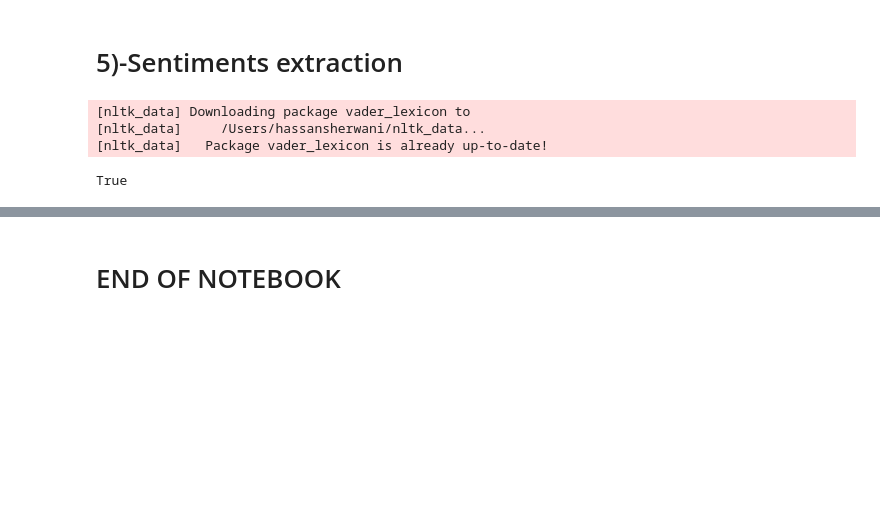
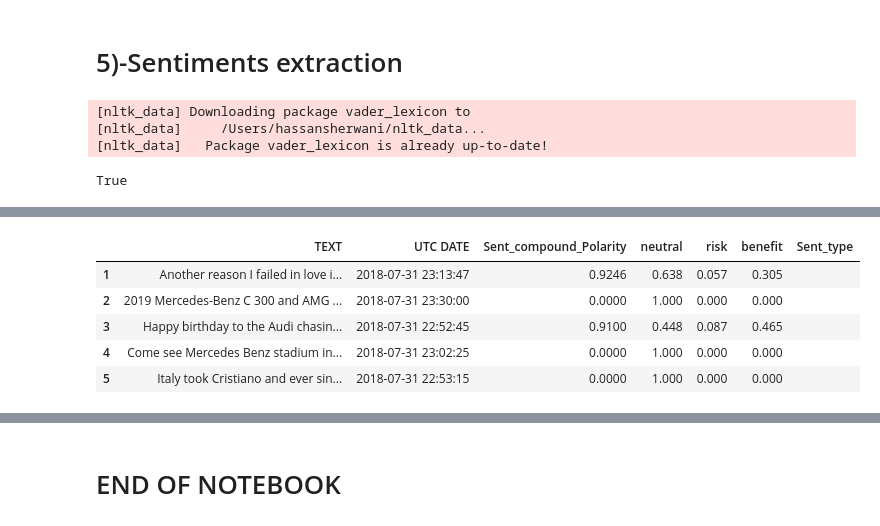
Before and after one commit to HassanSherwani/Natural-Language-Processing-II-, a Jupyter notebook: 16.Sentiment_Analyses(2)/0.Data Labelling.ipynb, the cells around one changed output, grey strips where cells are left out. Saved outputs shown, nothing was run; the diff lists cells and outputs as text; code cells hidden in the pictures; blank space fills up the shorter version.

```diff
--- a/16.Sentiment_Analyses(2)/0.Data Labelling.ipynb
+++ b/16.Sentiment_Analyses(2)/0.Data Labelling.ipynb
@@ -213,0 +237,9 @@ Name: sentiment, dtype: int64
+# %%
+df_label.head()
+# %% [output]
+|  | TEXT | UTC DATE | Sent_compound_Polarity | neutral | risk | benefit | Sent_type |
+| 1 | Another reason I failed in love i... | 2018-07-31 23:13:47 | 0.9246 | 0.638 | 0.057 | 0.305 |  |
+| 2 | 2019 Mercedes-Benz C 300 and AMG ... | 2018-07-31 23:30:00 | 0.0000 | 1.000 | 0.000 | 0.000 |  |
+| 3 | Happy birthday to the Audi chasin... | 2018-07-31 22:52:45 | 0.9100 | 0.448 | 0.087 | 0.465 |  |
+| 4 | Come see Mercedes Benz stadium in... | 2018-07-31 23:02:25 | 0.0000 | 1.000 | 0.000 | 0.000 |  |
+| 5 | Italy took Cristiano and ever sin... | 2018-07-31 22:53:15 | 0.0000 | 1.000 | 0.000 | 0.000 |  |
```
Also changed, not shown: parts of 26 cells of this notebook.
